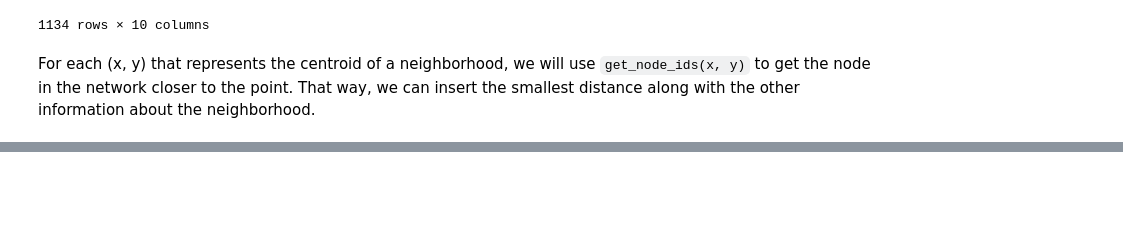
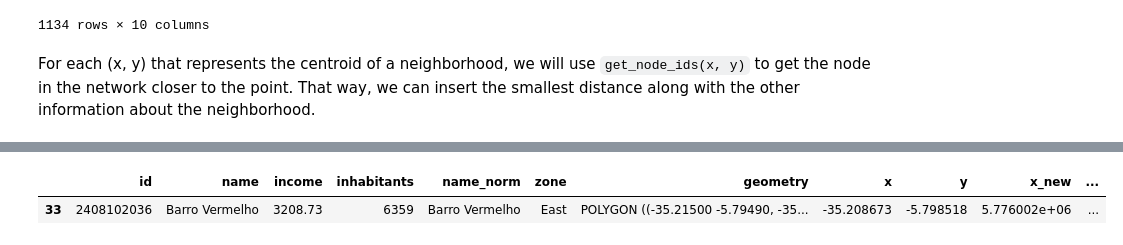
Before and after one commit to nymarya/fear-the-walking-distance, a Jupyter notebook: notebooks/1.0-ma-building-the-dataset.ipynb, the cells around one changed output, grey strips where cells are left out. Saved outputs shown, nothing was run; the diff lists cells and outputs as text; code cells hidden in the pictures; blank space fills up the shorter version.

```diff
--- a/notebooks/1.0-ma-building-the-dataset.ipynb
+++ b/notebooks/1.0-ma-building-the-dataset.ipynb
@@ -306,0 +304,4 @@ Let's make a quick test and search amenities for one neighborhood
+# %%
+crs = {'init': 'epsg:4326'}
+geometry = [Point(xy) for xy in zip(neighborhood_df.x, neighborhood_df.y)]
+geo_neighborhood_df = gpd.GeoDataFrame(neighborhood_df[['x', 'y']], crs=crs, geometry=geometry)
@@ -382 +377,6 @@ Name: node_id, dtype: int64
+# %%
+nordeste
+# %% [output]
+|  | id | name | income | inhabitants | name_norm | zone | geometry | x | y | x_new | ... |
+| 33 | 2408102036 | Barro Vermelho | 3208.73 | 6359 | Barro Vermelho | East | POLYGON ((-35.21500 -5.79490, -35... | -35.208673 | -5.798518 | 5.776002e+06 | ... |
 # %%
```
Also changed, not shown: parts of 20 cells of this notebook.
